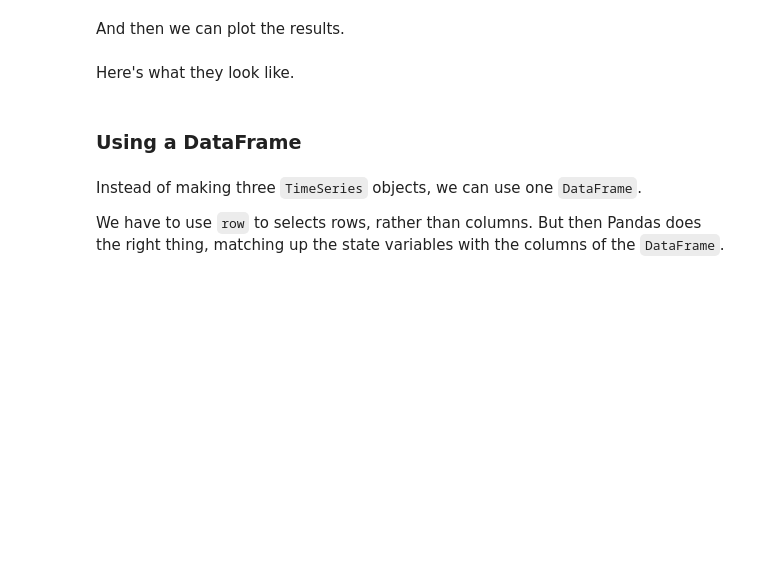
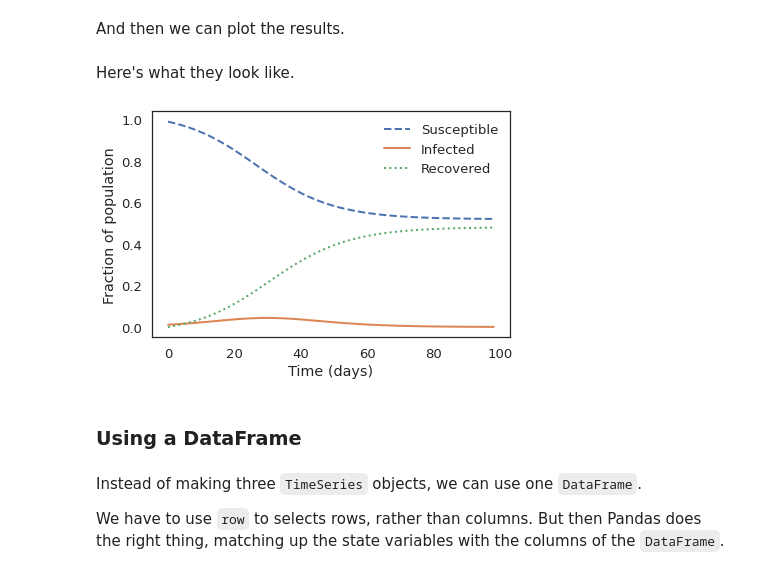
Before and after one commit to st3vejobs/DATA-604, a Jupyter notebook: Homework_5/DATA_604_HW_5_Chapter_11.ipynb, the cells around one changed output. Drawn from its saved outputs; the diff is of its cells as text; code cells hidden in the pictures; blank space fills up the shorter version.

```diff
--- a/Homework_5/DATA_604_HW_5_Chapter_11.ipynb
+++ b/Homework_5/DATA_604_HW_5_Chapter_11.ipynb
@@ -211,7 +199,9 @@ def plot_results(S, I, R):
 Here's what they look like.
 # %%
 plot_results(S, I, R)
-savefig('figs/chap11-fig01.pdf')
+#savefig('figs/chap11-fig01.pdf')
+# %% [output]
+[figure, added]
 # %% [markdown]
 ### Using a DataFrame
 # %% [markdown]
```
Also changed, not shown: parts of 6 cells of this notebook.
